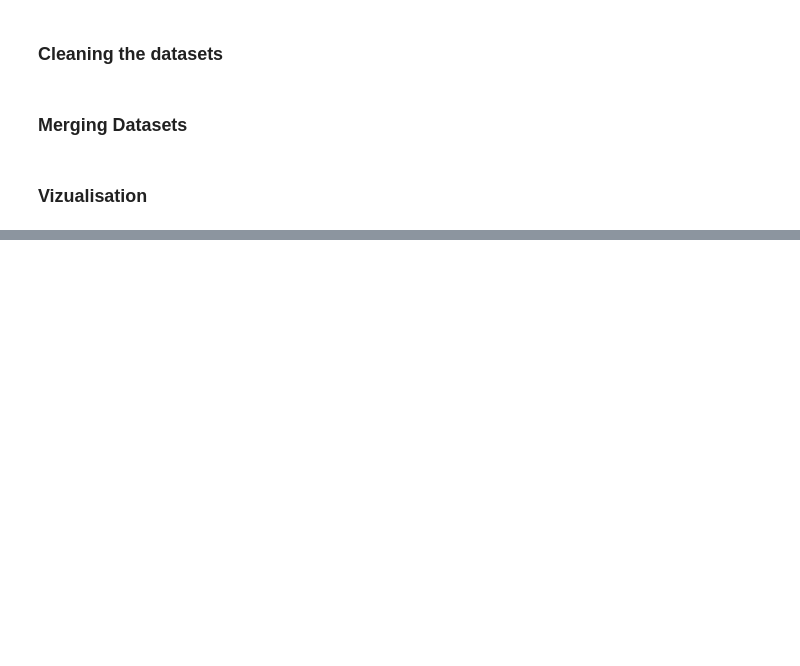
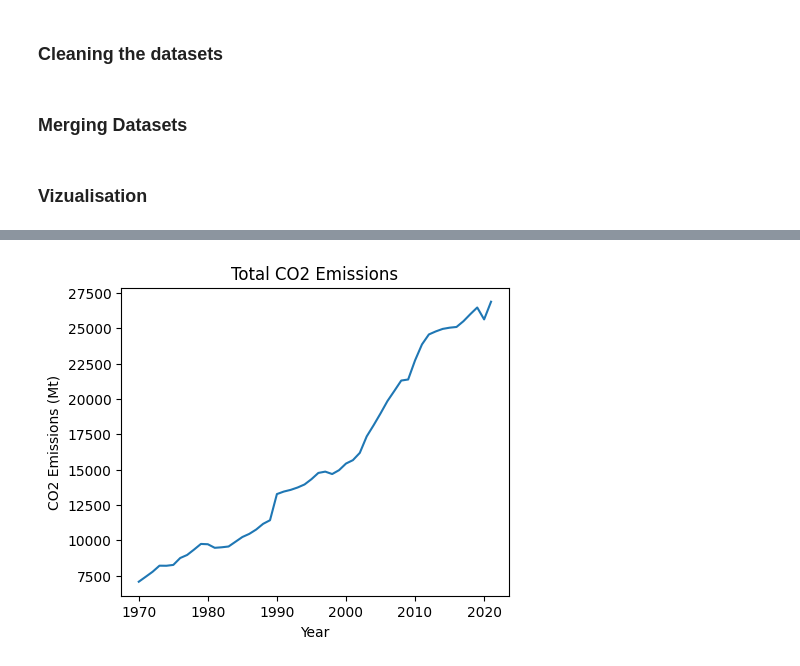
Before and after one commit to mathispappo/Carbon-Emissions-Analysis, a Jupyter notebook: notebook.ipynb, the cells around one changed output, grey strips where cells are left out. Cells and saved outputs as stored; diff of their text form; code cells hidden in the pictures; blank space fills up the shorter version.

```diff
--- a/notebook.ipynb
+++ b/notebook.ipynb
@@ -107,0 +106,11 @@ plt.show()
+# %%
+df_total = df[['Year', 'Total']].groupby('Year').sum().reset_index()
+
+plt.figure(figsize=(5, 4))  # Définir la taille de la figure
+plt.plot(df_total['Year'], df_total['Total'], label='Total CO2 Emissions')
+plt.xlabel('Year')
+plt.ylabel('CO2 Emissions (Mt)')
+plt.title('Total CO2 Emissions')
+plt.show()
+# %% [output]
+[figure, added]
```
Also changed, not shown: parts of 2 cells of this notebook.
